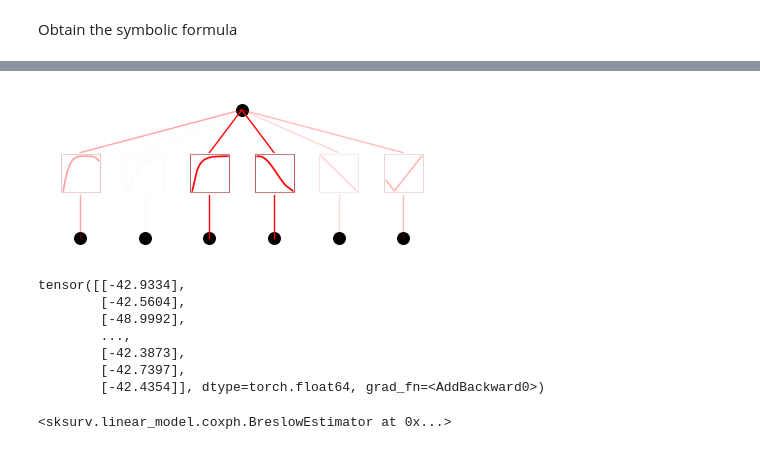
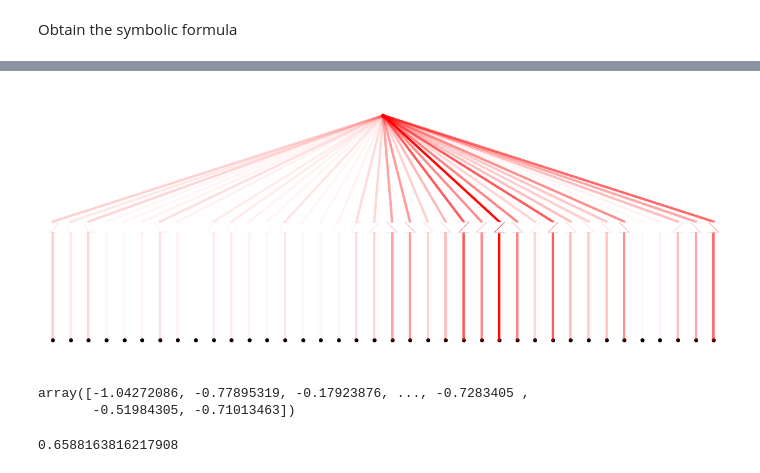
Before and after one commit to jiaxiang-cheng/CoxKAN, a Jupyter notebook: notebook/Hello CoxKAN.ipynb, the cells around one changed output, grey strips where cells are left out. Cells and saved outputs as stored; diff of their text form; code cells hidden in the pictures.

```diff
--- a/notebook/Hello CoxKAN.ipynb
+++ b/notebook/Hello CoxKAN.ipynb
@@ -121,5 +99,6 @@ Train KAN with sparsity regularization
 # %%
 # train the model
 model.train()
-model.fit(dataset, opt=optimizer, steps=20, lr=0.0001, lamb=0.01, lamb_entropy=10.)
+lr = 0.01
+model.fit(dataset, opt=optimizer, steps=20, lr=lr, lamb=0.01, lamb_entropy=10.)
 # %% [output]
@@ -156,6 +145,6 @@ model.plot(mask=True, scale=1.5)
 # %% [markdown]
 Prune KAN and replot (get a smaller shape)
 # %%
-model = model.prune()
-model(dataset['train_input'])
-model.plot(scale=1.5)
+# model = model.prune()
+# model(dataset['train_input'])
+# model.plot(scale=1.5)
@@ -164,4 +151,4 @@ model.plot(scale=1.5)
 # %% [markdown]
 Continue training and replot
 # %%
-model.fit(dataset, opt=optimizer, steps=50)
+# model.fit(dataset, opt=optimizer, lr=lr, steps=50)
@@ -211,5 +195,5 @@ fixing (0,5,0) with abs, r2=0.621659556271661
 # %% [markdown]
 Continue training to almost machine precision
 # %%
-model.fit(dataset, opt=optimizer, steps=50)
+model.fit(dataset, opt=optimizer, lr=lr, steps=20)
 # %% [output]
@@ -239,15 +223,17 @@ $\displaystyle 0.54 \left(1 - 0.01 x_{5}\right)^{2} - 0.1 \left(x_{1} - 0.4\righ
 # %%
-model.plot()
+model.plot(scale=1.5)
 # %% [output]
-[figure, old version]
+[figure, new version]
-# %%
-model(dataset['test_input'])
-# %% [output]
-tensor([[-42.9334],
-        [-42.5604],
-        [-48.9992],
-        ...,
-        [-42.3873],
-        [-42.7397],
-        [-42.4354]], dtype=torch.float64, grad_fn=<AddBackward0>)
+# %%
+model(dataset['test_input']).detach().cpu().numpy().flatten()
+# %% [output]
+array([-1.04272086, -0.77895319, -0.17923876, ..., -0.7283405 ,
+       -0.51984305, -0.71013463])
+# %%
+concordance_index_censored(
+    dataset['test_event'] != 0,
+    dataset['test_time'],
+    model(dataset['test_input']).detach().cpu().numpy().flatten())[0]
+# %% [output]
+0.6588163816217908
 # %%
@@ -258,8 +244,6 @@ out_survival = model.predict_survival(dataset, times)
 # %%
-BreslowEstimator().fit(
-    model(dataset['train_input']).detach().cpu().numpy(),
-    dataset['train_event'].numpy(),
-    dataset['train_time'].numpy())
+# BreslowEstimator().fit(
+#     model(dataset['train_input']).detach().cpu().numpy(),
+#     dataset['train_event'].numpy(),
+#     dataset['train_time'].numpy())
-# %% [output]
-<sksurv.linear_model.coxph.BreslowEstimator at 0x...>
 # %%
```
Also changed, not shown: parts of 30 cells of this notebook, 51 other files.
